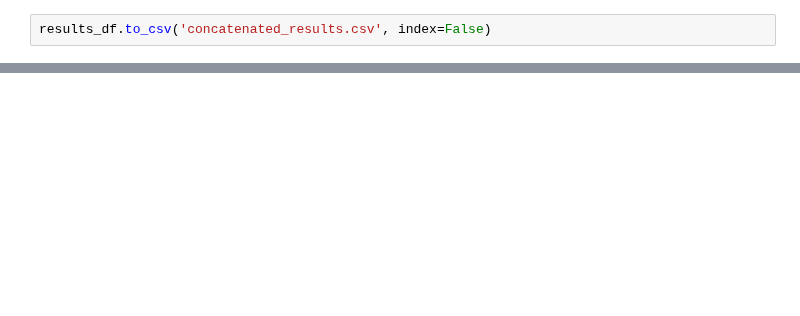
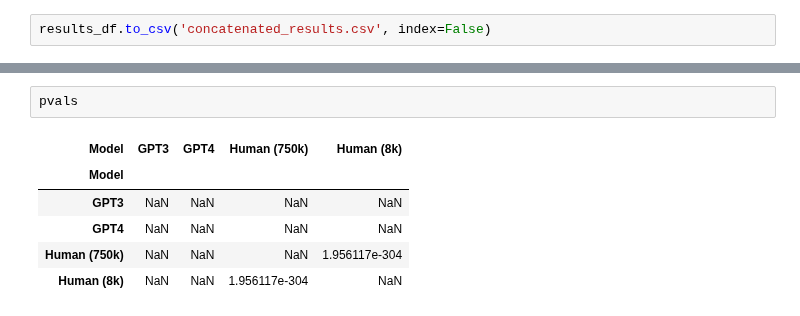
Before and after one commit to AntoineBellemare/DAT_GPT, a Jupyter notebook: scripts/visualization.ipynb, the cells around one changed output, grey strips where cells are left out. Drawn from its saved outputs; the diff is of its cells as text; blank space fills up the shorter version.

```diff
--- a/scripts/visualization.ipynb
+++ b/scripts/visualization.ipynb
@@ -175,2 +270,11 @@ g.despine(bottom=True, left=True)
+# %%
+pvals
+# %% [output]
+| Model | GPT3 | GPT4 | Human (750k) | Human (8k) |
+| Model |  |  |  |  |
+| GPT3 | NaN | NaN | NaN | NaN |
+| GPT4 | NaN | NaN | NaN | NaN |
+| Human (750k) | NaN | NaN | NaN | 1.956117e-304 |
+| Human (8k) | NaN | NaN | 1.956117e-304 | NaN |
 # %%
 # Initialize the FacetGrid object
```
Also changed, not shown: parts of 18 cells of this notebook, 1 other file.
